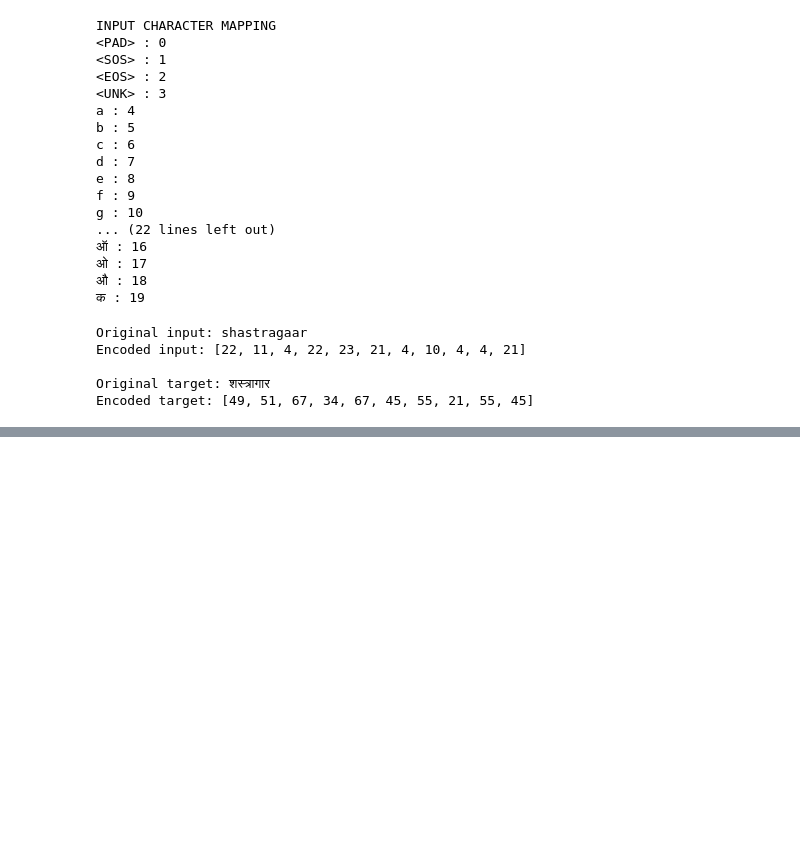
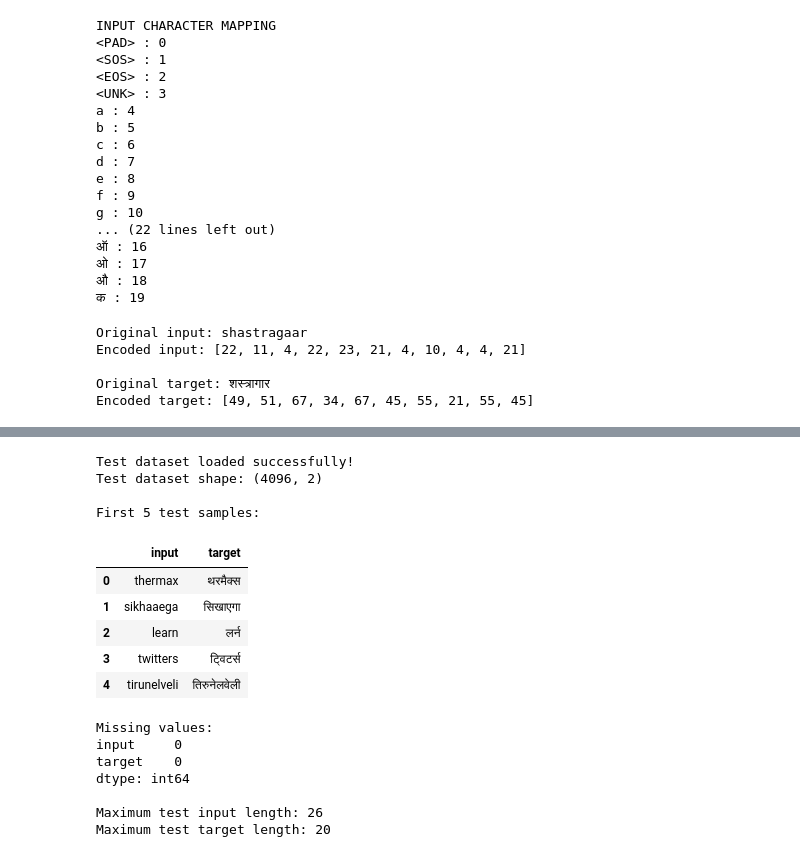
Before and after one commit to AnushkaWaghchaure/MTech_DLN_Transliteration, a Jupyter notebook: MTech_DLN_Transliteration.ipynb, the cells around one changed output, grey strips where cells are left out. Saved outputs shown, nothing was run; the diff lists cells and outputs as text; code cells hidden in the pictures; blank space fills up the shorter version.

```diff
--- a/MTech_DLN_Transliteration.ipynb
+++ b/MTech_DLN_Transliteration.ipynb
@@ -384,0 +1213,43 @@ Encoded target: [49, 51, 67, 34, 67, 45, 55, 21, 55, 45]
+# %%
+
+# QUESTION 3: LOAD THE HINDI TEST DATASET
+
+test_df = pd.read_csv(
+    test_path,
+    header=None,
+    names=["input", "target"],
+    encoding="utf-8"
+)
+
+print("Test dataset loaded successfully!")
+print("Test dataset shape:", test_df.shape)
+
+print("\nFirst 5 test samples:")
+display(test_df.head())
+
+print("\nMissing values:")
+print(test_df.isnull().sum())
+
+print("\nMaximum test input length:",
+      test_df["input"].str.len().max())
+
+print("Maximum test target length:",
+      test_df["target"].str.len().max())
+# %% [output]
+Test dataset loaded successfully!
+Test dataset shape: (4096, 2)
+
+First 5 test samples:
+|  | input | target |
+| 0 | thermax | थरमैक्स |
+| 1 | sikhaaega | सिखाएगा |
+| 2 | learn | लर्न |
+| 3 | twitters | ट्विटर्स |
+| 4 | tirunelveli | तिरुनेलवेली |
+Missing values:
+input     0
+target    0
+dtype: int64
+
+Maximum test input length: 26
+Maximum test target length: 20
```
Also changed, not shown: parts of 25 cells of this notebook.
